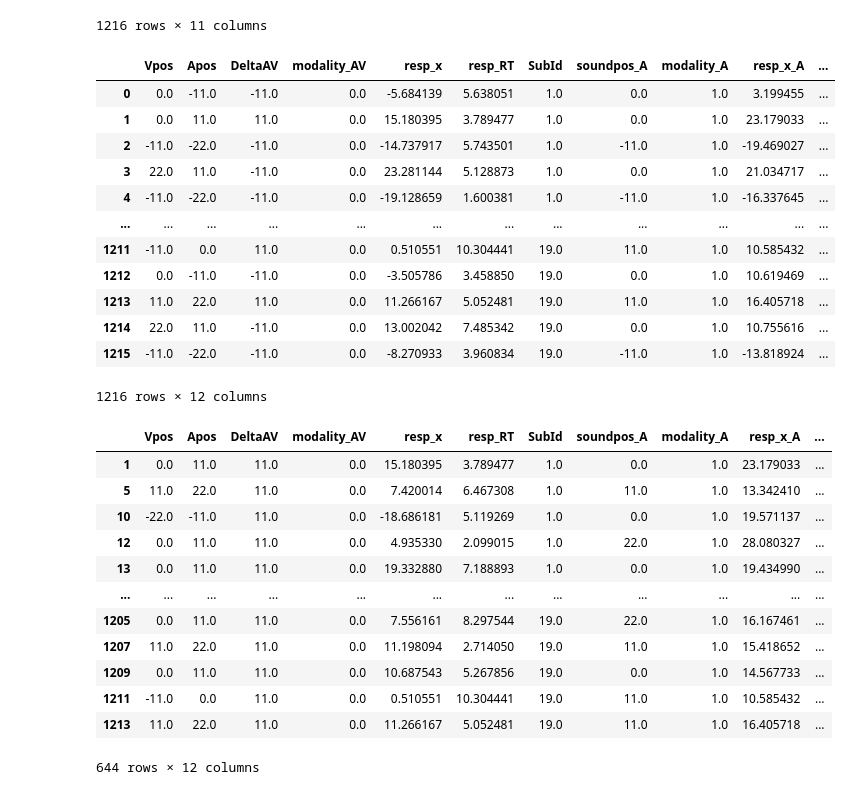
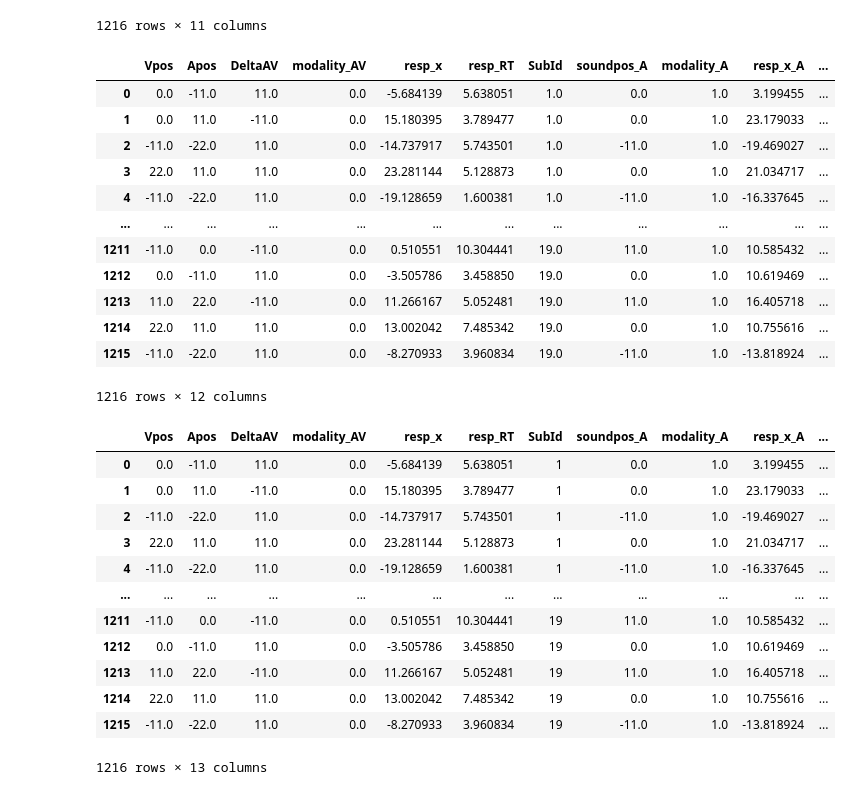
Before and after one commit to MiloszHoleksa/CompCogSci2, a Jupyter notebook: ccs2.ipynb, the cells around one changed output. Saved outputs shown, nothing was run; the diff lists cells and outputs as text; code cells hidden in the pictures.

```diff
--- a/ccs2.ipynb
+++ b/ccs2.ipynb
@@ -308,46 +308,50 @@ df_cleaned
 | 1214 | 22.0 | 11.0 | 11.0 | 0.0 | 13.002042 | 7.485342 | 19.0 | 0.0 | 1.0 | 10.755616 | ... |
 | 1215 | -11.0 | -22.0 | 11.0 | 0.0 | -8.270933 | 3.960834 | 19.0 | -11.0 | 1.0 | -13.818924 | ... |
 1216 rows × 11 columns
-# %%
-df_cleaned['DeltaAV'] = df_cleaned['DeltaAV'] * -1
 # %%
-Relative_response = df_cleaned['Apos'] - df_cleaned['resp_x']
+Relative_response = df_cleaned['resp_x'] - df_cleaned['Apos']
 df_cleaned['Relative_response'] = Relative_response
 #Relative_response_
 df_cleaned
 # %% [output]
 |  | Vpos | Apos | DeltaAV | modality_AV | resp_x | resp_RT | SubId | soundpos_A | modality_A | resp_x_A | ... |
-| 0 | 0.0 | -11.0 | -11.0 | 0.0 | -5.684139 | 5.638051 | 1.0 | 0.0 | 1.0 | 3.199455 | ... |
-| 1 | 0.0 | 11.0 | 11.0 | 0.0 | 15.180395 | 3.789477 | 1.0 | 0.0 | 1.0 | 23.179033 | ... |
-| 2 | -11.0 | -22.0 | -11.0 | 0.0 | -14.737917 | 5.743501 | 1.0 | -11.0 | 1.0 | -19.469027 | ... |
-| 3 | 22.0 | 11.0 | -11.0 | 0.0 | 23.281144 | 5.128873 | 1.0 | 0.0 | 1.0 | 21.034717 | ... |
-| 4 | -11.0 | -22.0 | -11.0 | 0.0 | -19.128659 | 1.600381 | 1.0 | -11.0 | 1.0 | -16.337645 | ... |
+| 0 | 0.0 | -11.0 | 11.0 | 0.0 | -5.684139 | 5.638051 | 1.0 | 0.0 | 1.0 | 3.199455 | ... |
+| 1 | 0.0 | 11.0 | -11.0 | 0.0 | 15.180395 | 3.789477 | 1.0 | 0.0 | 1.0 | 23.179033 | ... |
+| 2 | -11.0 | -22.0 | 11.0 | 0.0 | -14.737917 | 5.743501 | 1.0 | -11.0 | 1.0 | -19.469027 | ... |
+| 3 | 22.0 | 11.0 | 11.0 | 0.0 | 23.281144 | 5.128873 | 1.0 | 0.0 | 1.0 | 21.034717 | ... |
+| 4 | -11.0 | -22.0 | 11.0 | 0.0 | -19.128659 | 1.600381 | 1.0 | -11.0 | 1.0 | -16.337645 | ... |
 | ... | ... | ... | ... | ... | ... | ... | ... | ... | ... | ... | ... |
-| 1211 | -11.0 | 0.0 | 11.0 | 0.0 | 0.510551 | 10.304441 | 19.0 | 11.0 | 1.0 | 10.585432 | ... |
-| 1212 | 0.0 | -11.0 | -11.0 | 0.0 | -3.505786 | 3.458850 | 19.0 | 0.0 | 1.0 | 10.619469 | ... |
-| 1213 | 11.0 | 22.0 | 11.0 | 0.0 | 11.266167 | 5.052481 | 19.0 | 11.0 | 1.0 | 16.405718 | ... |
-| 1214 | 22.0 | 11.0 | -11.0 | 0.0 | 13.002042 | 7.485342 | 19.0 | 0.0 | 1.0 | 10.755616 | ... |
-| 1215 | -11.0 | -22.0 | -11.0 | 0.0 | -8.270933 | 3.960834 | 19.0 | -11.0 | 1.0 | -13.818924 | ... |
+| 1211 | -11.0 | 0.0 | -11.0 | 0.0 | 0.510551 | 10.304441 | 19.0 | 11.0 | 1.0 | 10.585432 | ... |
+| 1212 | 0.0 | -11.0 | 11.0 | 0.0 | -3.505786 | 3.458850 | 19.0 | 0.0 | 1.0 | 10.619469 | ... |
+| 1213 | 11.0 | 22.0 | -11.0 | 0.0 | 11.266167 | 5.052481 | 19.0 | 11.0 | 1.0 | 16.405718 | ... |
+| 1214 | 22.0 | 11.0 | 11.0 | 0.0 | 13.002042 | 7.485342 | 19.0 | 0.0 | 1.0 | 10.755616 | ... |
+| 1215 | -11.0 | -22.0 | 11.0 | 0.0 | -8.270933 | 3.960834 | 19.0 | -11.0 | 1.0 | -13.818924 | ... |
 1216 rows × 12 columns
 # %%
 df_DELTA_neg = df_cleaned[df_cleaned['DeltaAV'] == -11]
 df_DELTA_pos = df_cleaned[df_cleaned['DeltaAV'] == 11]
 df_DELTA_neg
 df_DELTA_pos
+
+df_cleaned['SubId'] = df_cleaned['SubId'].astype(int)
+
+df_cleaned["Relative_responses_A"] = df_cleaned["resp_x_A"] - df_cleaned["soundpos_A"]
+
+df_cleaned
 # %% [output]
 |  | Vpos | Apos | DeltaAV | modality_AV | resp_x | resp_RT | SubId | soundpos_A | modality_A | resp_x_A | ... |
-| 1 | 0.0 | 11.0 | 11.0 | 0.0 | 15.180395 | 3.789477 | 1.0 | 0.0 | 1.0 | 23.179033 | ... |
-| 5 | 11.0 | 22.0 | 11.0 | 0.0 | 7.420014 | 6.467308 | 1.0 | 11.0 | 1.0 | 13.342410 | ... |
-| 10 | -22.0 | -11.0 | 11.0 | 0.0 | -18.686181 | 5.119269 | 1.0 | 0.0 | 1.0 | 19.571137 | ... |
-| 12 | 0.0 | 11.0 | 11.0 | 0.0 | 4.935330 | 2.099015 | 1.0 | 22.0 | 1.0 | 28.080327 | ... |
-| 13 | 0.0 | 11.0 | 11.0 | 0.0 | 19.332880 | 7.188893 | 1.0 | 0.0 | 1.0 | 19.434990 | ... |
+| 0 | 0.0 | -11.0 | 11.0 | 0.0 | -5.684139 | 5.638051 | 1 | 0.0 | 1.0 | 3.199455 | ... |
+| 1 | 0.0 | 11.0 | -11.0 | 0.0 | 15.180395 | 3.789477 | 1 | 0.0 | 1.0 | 23.179033 | ... |
+| 2 | -11.0 | -22.0 | 11.0 | 0.0 | -14.737917 | 5.743501 | 1 | -11.0 | 1.0 | -19.469027 | ... |
+| 3 | 22.0 | 11.0 | 11.0 | 0.0 | 23.281144 | 5.128873 | 1 | 0.0 | 1.0 | 21.034717 | ... |
+| 4 | -11.0 | -22.0 | 11.0 | 0.0 | -19.128659 | 1.600381 | 1 | -11.0 | 1.0 | -16.337645 | ... |
 | ... | ... | ... | ... | ... | ... | ... | ... | ... | ... | ... | ... |
-| 1205 | 0.0 | 11.0 | 11.0 | 0.0 | 7.556161 | 8.297544 | 19.0 | 22.0 | 1.0 | 16.167461 | ... |
-| 1207 | 11.0 | 22.0 | 11.0 | 0.0 | 11.198094 | 2.714050 | 19.0 | 11.0 | 1.0 | 15.418652 | ... |
-| 1209 | 0.0 | 11.0 | 11.0 | 0.0 | 10.687543 | 5.267856 | 19.0 | 0.0 | 1.0 | 14.567733 | ... |
-| 1211 | -11.0 | 0.0 | 11.0 | 0.0 | 0.510551 | 10.304441 | 19.0 | 11.0 | 1.0 | 10.585432 | ... |
-| 1213 | 11.0 | 22.0 | 11.0 | 0.0 | 11.266167 | 5.052481 | 19.0 | 11.0 | 1.0 | 16.405718 | ... |
+| 1211 | -11.0 | 0.0 | -11.0 | 0.0 | 0.510551 | 10.304441 | 19 | 11.0 | 1.0 | 10.585432 | ... |
+| 1212 | 0.0 | -11.0 | 11.0 | 0.0 | -3.505786 | 3.458850 | 19 | 0.0 | 1.0 | 10.619469 | ... |
+| 1213 | 11.0 | 22.0 | -11.0 | 0.0 | 11.266167 | 5.052481 | 19 | 11.0 | 1.0 | 16.405718 | ... |
+| 1214 | 22.0 | 11.0 | 11.0 | 0.0 | 13.002042 | 7.485342 | 19 | 0.0 | 1.0 | 10.755616 | ... |
+| 1215 | -11.0 | -22.0 | 11.0 | 0.0 | -8.270933 | 3.960834 | 19 | -11.0 | 1.0 | -13.818924 | ... |
-644 rows × 12 columns
+1216 rows × 13 columns
 # %%
 from matplotlib import pyplot as plt
 
```
Also changed, not shown: parts of 7 cells of this notebook, 2 other files.
